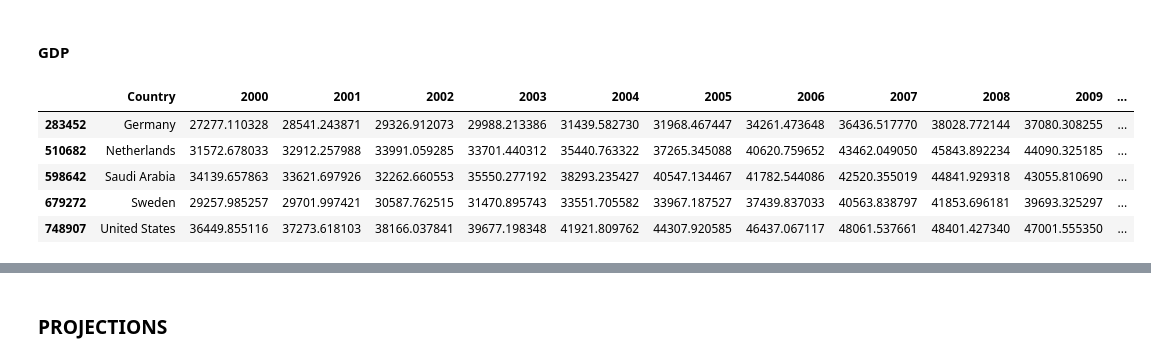
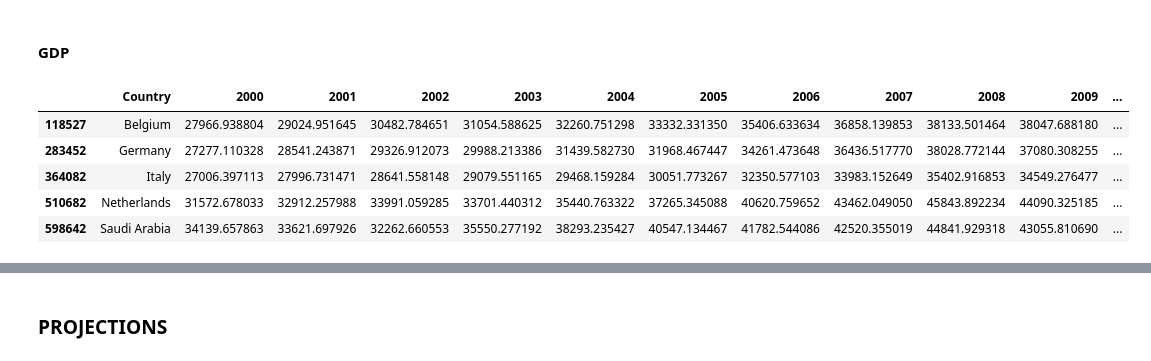
Before and after one commit to Azimoj/EdState-, a Jupyter notebook: P2.ipynb, the cells around one changed output, grey strips where cells are left out. Drawn from its saved outputs; the diff is of its cells as text; code cells hidden in the pictures.

```diff
--- a/P2.ipynb
+++ b/P2.ipynb
@@ -693,19 +810,20 @@ plt.ylabel('Internet usage %', fontsize=25);
 indicators_to_keep = ['NY.GDP.PCAP.PP.CD']
 data_p_GDP = data_keep[data_keep['Indicator Code'].isin(indicators_to_keep)]
 # %%
-Countries_to_keep = ['Germany', 'United States', 'Saudi Arabia', 'Sweden','Netherlands']
+Countries_to_keep = ['Germany', 'United States', 'Saudi Arabia', 'Sweden',
+       'Netherlands', 'Spain', 'Belgium', 'Italy', 'United Kingdom']
 
 data_p_GDP_years = data_p_GDP[data_p_GDP['Country Name'].isin(Countries_to_keep)]
 data_p_GDP_years = data_p_GDP_years.drop(['Indicator Code'], axis=1)
 data_p_GDP_years = data_p_GDP_years.rename(columns={'Country Name':'Country'})
 data_p_GDP_years.head()
 # %% [output]
 |  | Country | 2000 | 2001 | 2002 | 2003 | 2004 | 2005 | 2006 | 2007 | 2008 | 2009 | ... |
+| 118527 | Belgium | 27966.938804 | 29024.951645 | 30482.784651 | 31054.588625 | 32260.751298 | 33332.331350 | 35406.633634 | 36858.139853 | 38133.501464 | 38047.688180 | ... |
 | 283452 | Germany | 27277.110328 | 28541.243871 | 29326.912073 | 29988.213386 | 31439.582730 | 31968.467447 | 34261.473648 | 36436.517770 | 38028.772144 | 37080.308255 | ... |
+| 364082 | Italy | 27006.397113 | 27996.731471 | 28641.558148 | 29079.551165 | 29468.159284 | 30051.773267 | 32350.577103 | 33983.152649 | 35402.916853 | 34549.276477 | ... |
 | 510682 | Netherlands | 31572.678033 | 32912.257988 | 33991.059285 | 33701.440312 | 35440.763322 | 37265.345088 | 40620.759652 | 43462.049050 | 45843.892234 | 44090.325185 | ... |
 | 598642 | Saudi Arabia | 34139.657863 | 33621.697926 | 32262.660553 | 35550.277192 | 38293.235427 | 40547.134467 | 41782.544086 | 42520.355019 | 44841.929318 | 43055.810690 | ... |
-| 679272 | Sweden | 29257.985257 | 29701.997421 | 30587.762515 | 31470.895743 | 33551.705582 | 33967.187527 | 37439.837033 | 40563.838797 | 41853.696181 | 39693.325297 | ... |
-| 748907 | United States | 36449.855116 | 37273.618103 | 38166.037841 | 39677.198348 | 41921.809762 | 44307.920585 | 46437.067117 | 48061.537661 | 48401.427340 | 47001.555350 | ... |
 # %%
 data_p_GDP_years = data_p_GDP_years.set_index('Country')
 data_p_GDP_years
```
Also changed, not shown: parts of 52 cells of this notebook.
